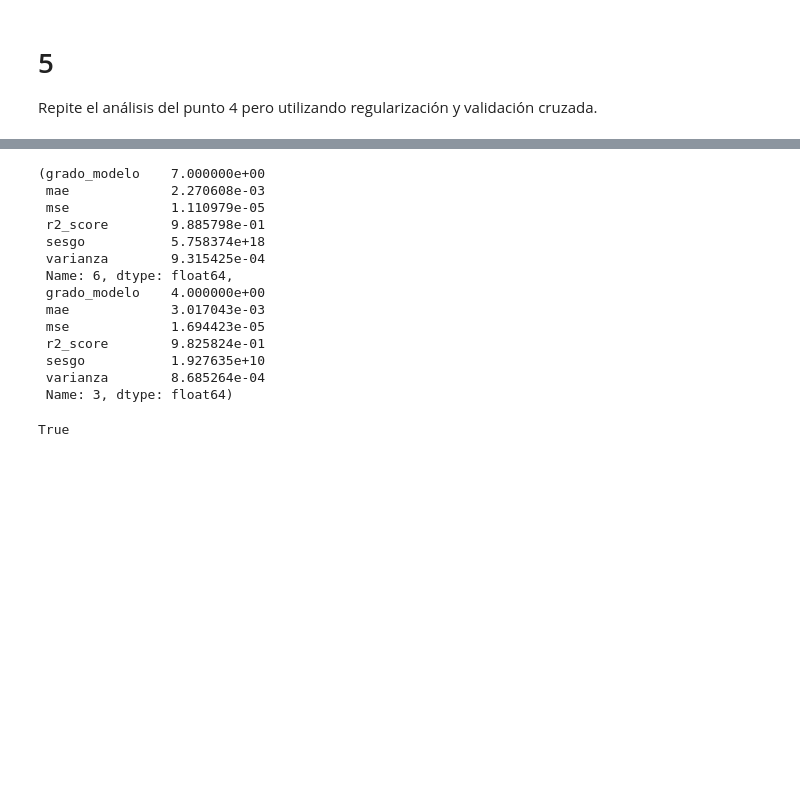
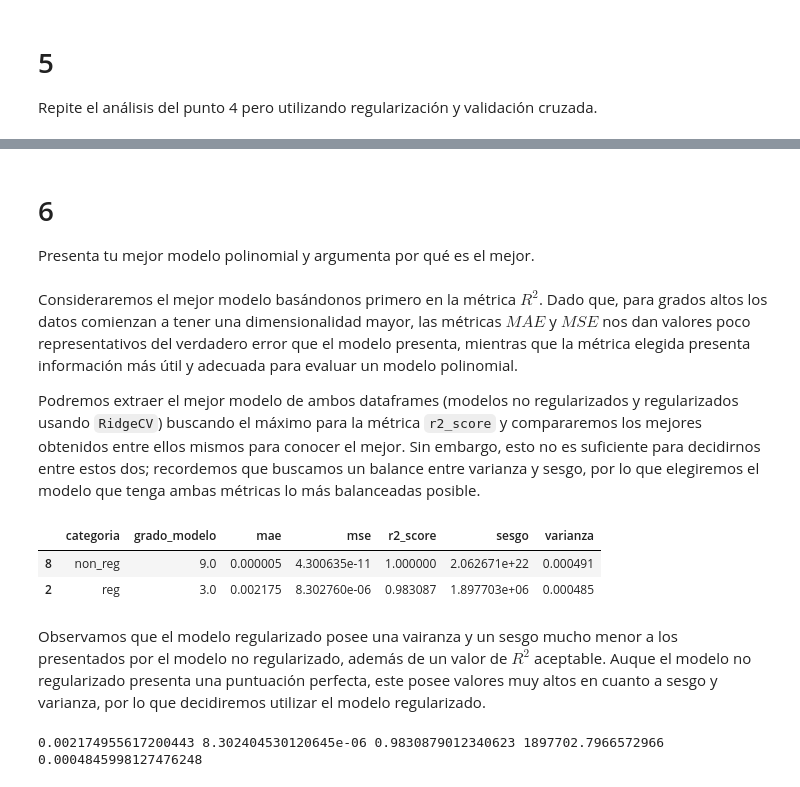
Before and after one commit to AlbertNath/rp-ml-20242, a Jupyter notebook: practica5/rpaa-practica5.ipynb, the cells around one changed output, grey strips where cells are left out. Saved outputs shown, nothing was run; the diff lists cells and outputs as text; code cells hidden in the pictures; blank space fills up the shorter version.

```diff
--- a/practica5/rpaa-practica5.ipynb
+++ b/practica5/rpaa-practica5.ipynb
@@ -149,31 +148,33 @@ df_2
+# %% [markdown]
+# 6
+Presenta tu mejor modelo polinomial y argumenta por qué es el mejor.
+# %% [markdown]
+Consideraremos el mejor modelo basándonos primero en la métrica $R^2$. Dado que, para grados altos los datos comienzan a tener
+una dimensionalidad mayor, las métricas $MAE$ y $MSE$ nos dan valores poco representativos del verdadero error que el modelo presenta, mientras que la métrica elegida presenta información más útil y adecuada para evaluar un modelo polinomial.
+
+Podremos extraer el mejor modelo de ambos dataframes (modelos no regularizados y regularizados usando `RidgeCV`) buscando el máximo para la métrica `r2_score` y compararemos los mejores obtenidos entre ellos mismos para conocer el mejor. Sin embargo, esto no es suficiente para decidirnos entre estos dos; recordemos que buscamos un balance entre varianza y sesgo, por lo que elegiremos el modelo que tenga ambas métricas lo más balanceadas posible.
 # %%
-df.iloc[df['r2_score'].argmax()], df_2.iloc[df_2['r2_score'].argmax()]
+best_nonreg = df.iloc[df['r2_score'].argmax()]
+best_reg    = df_2.iloc[df_2['r2_score'].argmax()]
+best_models = pd.DataFrame([best_nonreg, best_reg], columns=df.columns)
+best_models.insert(0, "categoria", ['non_reg', 'reg'])
+best_models
 # %% [output]
-(grado_modelo    7.000000e+00
- mae             2.270608e-03
- mse             1.110979e-05
- r2_score        9.885798e-01
- sesgo           5.758374e+18
- varianza        9.315425e-04
- Name: 6, dtype: float64,
- grado_modelo    4.000000e+00
- mae             3.017043e-03
- mse             1.694423e-05
- r2_score        9.825824e-01
- sesgo           1.927635e+10
- varianza        8.685264e-04
- Name: 3, dtype: float64)
+|  | categoria | grado_modelo | mae | mse | r2_score | sesgo | varianza |
+| 8 | non_reg | 9.0 | 0.000005 | 4.300635e-11 | 1.000000 | 2.062671e+22 | 0.000491 |
+| 2 | reg | 3.0 | 0.002175 | 8.302760e-06 | 0.983087 | 1.897703e+06 | 0.000485 |
-# %%
-9.825824e-01 < 9.885798e-01
-# %% [output]
-True
+# %% [markdown]
+Observamos que el modelo regularizado posee una vairanza y un sesgo mucho menor a los presentados por el modelo no regularizado, además de un valor de $R^2$ aceptable. Auque el modelo no regularizado presenta una puntuación perfecta, este posee valores muy altos en cuanto a sesgo y varianza, por lo que decidiremos utilizar el modelo regularizado.
 # %%
 def build_model(model_deg):
     x_train, y_train = reshape_data(X_train, Y_train)
     x_test, y_test   = reshape_data(X_test, Y_test)
     x_train_pol      = to_polynomial(x_train, model_deg)
     x_test_pol       = to_polynomial(x_test, model_deg)
-    model   = RidgeCV(alphas=[1e-3, 1e-2, 1e-1, 1]).fit(x_train_pol, y_train)
+    model = RidgeCV(alphas=[1e-3, 1e-2, 1e-1, 1], cv=5).fit(x_train_pol, y_train)
+    print(*compute_metrics(x_test_pol, y_test, model.predict(x_test_pol)))
     return model
 
-model = build_model(4)
+best_model = build_model(3)
+# %% [output]
+0.002174955617200443 8.302404530120645e-06 0.9830879012340623 1897702.7966572966 0.0004845998127476248
```
Also changed, not shown: parts of 10 cells of this notebook.
